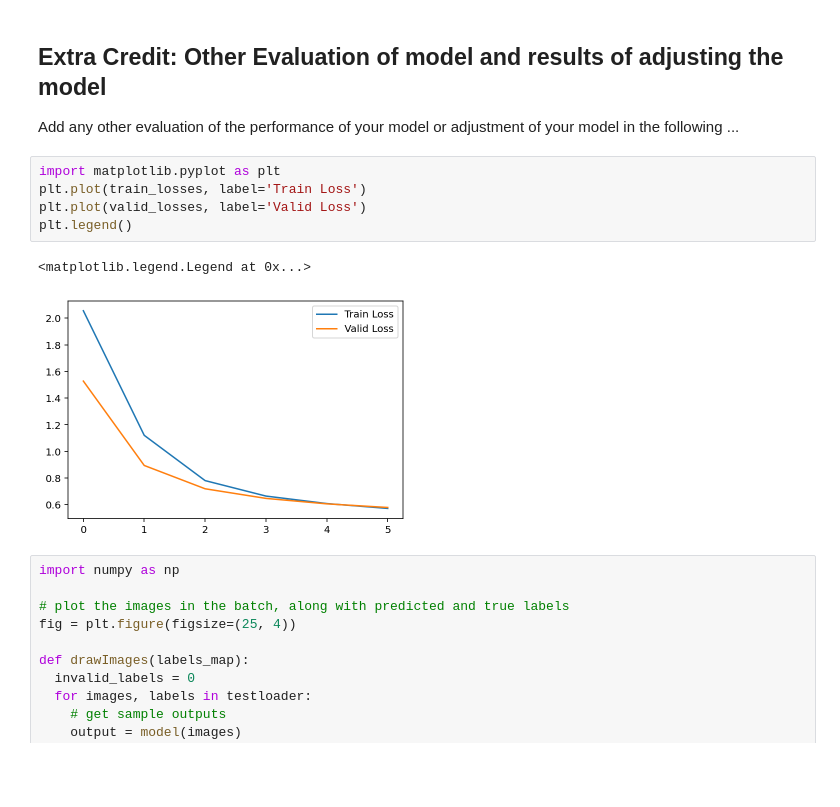
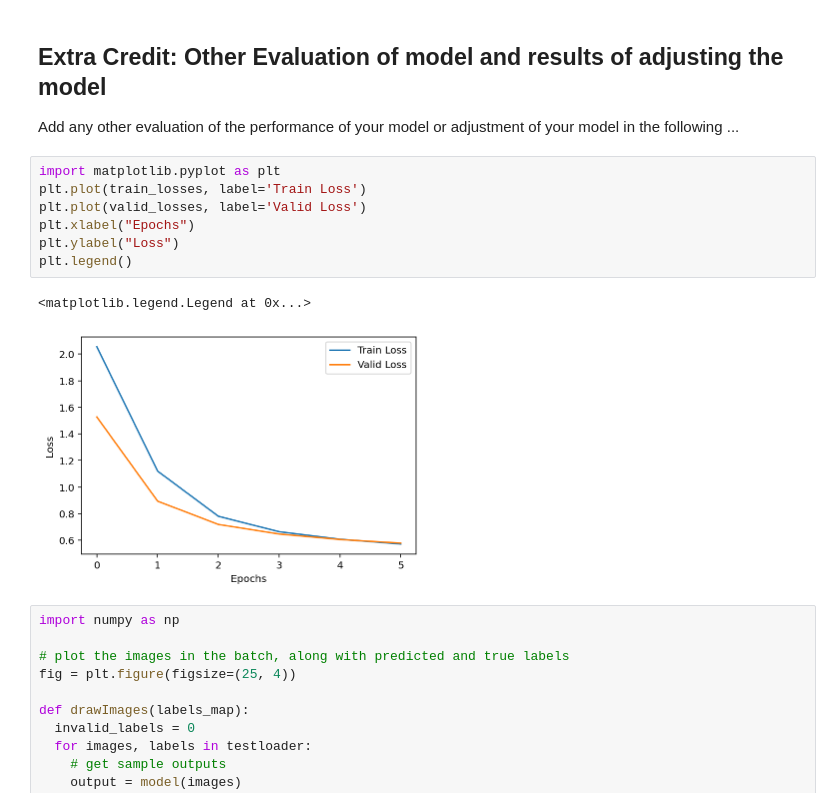
Before and after one commit to dgofman/PythonAI, a Jupyter notebook: Deep Learning/Homework2/Homework2_FMNIST.ipynb, the cells around one changed output. Saved outputs shown, nothing was run; the diff lists cells and outputs as text; blank space fills up the shorter version.

```diff
--- a/Deep Learning/Homework2/Homework2_FMNIST.ipynb
+++ b/Deep Learning/Homework2/Homework2_FMNIST.ipynb
@@ -150,11 +150,13 @@ Add any other evaluation of the performance of your model or adjustment of your
 # %%
 import matplotlib.pyplot as plt
 plt.plot(train_losses, label='Train Loss')
 plt.plot(valid_losses, label='Valid Loss')
+plt.xlabel("Epochs")
+plt.ylabel("Loss")
 plt.legend()
 # %% [output]
 <matplotlib.legend.Legend at 0x...>
-[figure, old version]
+[figure, new version]
 # %%
 import numpy as np
 
```
Also changed, not shown: 2 other files.
